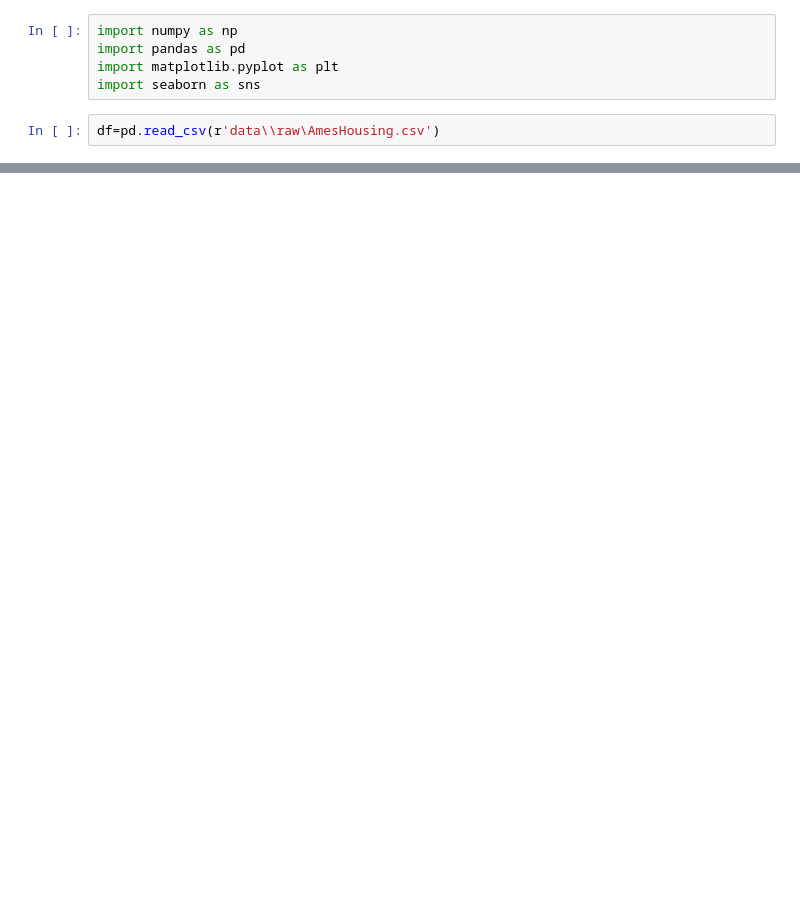
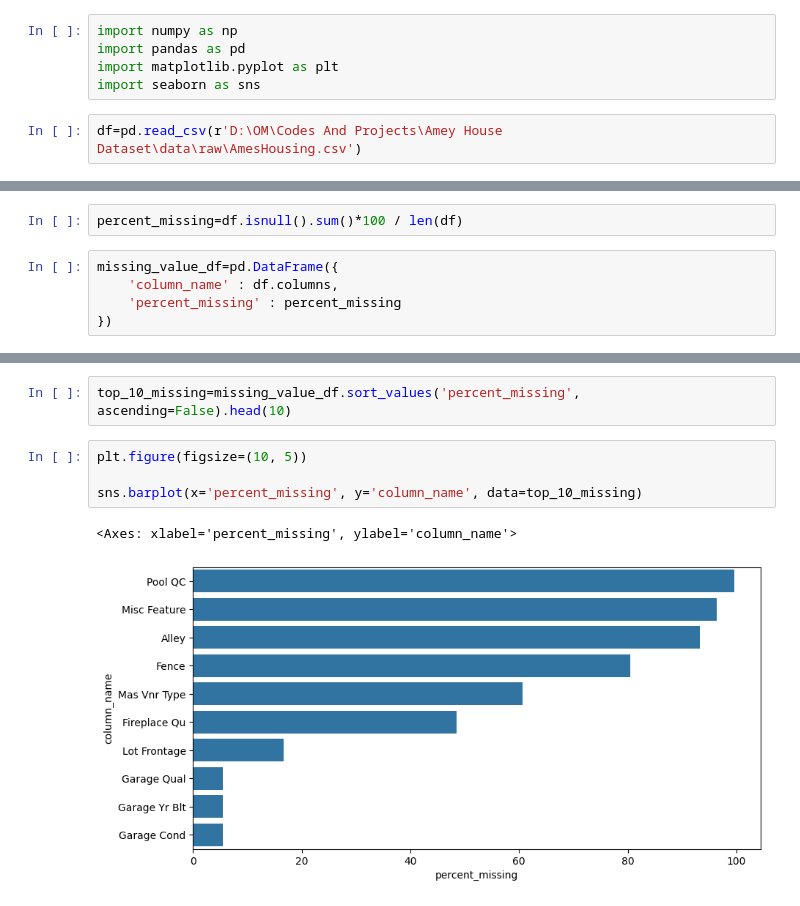
Before and after one commit to om-bhinsara/ames-house-price-prediction, a Jupyter notebook: notebooks/notebook.ipynb, the cells around one changed output, grey strips where cells are left out. Saved outputs shown, nothing was run; the diff lists cells and outputs as text; blank space fills up the shorter version.

```diff
--- a/notebooks/notebook.ipynb
+++ b/notebooks/notebook.ipynb
@@ -4,4 +4,4 @@ import pandas as pd
 import matplotlib.pyplot as plt
 import seaborn as sns
 # %%
-df=pd.read_csv(r'data\\raw\AmesHousing.csv')
+df=pd.read_csv(r'D:\OM\Codes And Projects\Amey House Dataset\data\raw\AmesHousing.csv')
@@ -9,0 +122,7 @@ FileNotFoundError: [Errno 2] No such file or directory: 'data\\\\raw\\AmesHousin
+# %%
+percent_missing=df.isnull().sum()*100 / len(df)
+# %%
+missing_value_df=pd.DataFrame({
+    'column_name' : df.columns,
+    'percent_missing' : percent_missing
+})
@@ -9,0 +143,9 @@ FileNotFoundError: [Errno 2] No such file or directory: 'data\\\\raw\\AmesHousin
+# %%
+top_10_missing=missing_value_df.sort_values('percent_missing', ascending=False).head(10)
+# %%
+plt.figure(figsize=(10, 5))
+
+sns.barplot(x='percent_missing', y='column_name', data=top_10_missing)
+# %% [output]
+<Axes: xlabel='percent_missing', ylabel='column_name'>
+[figure, added]
```
Also changed, not shown: parts of 20 cells of this notebook.
